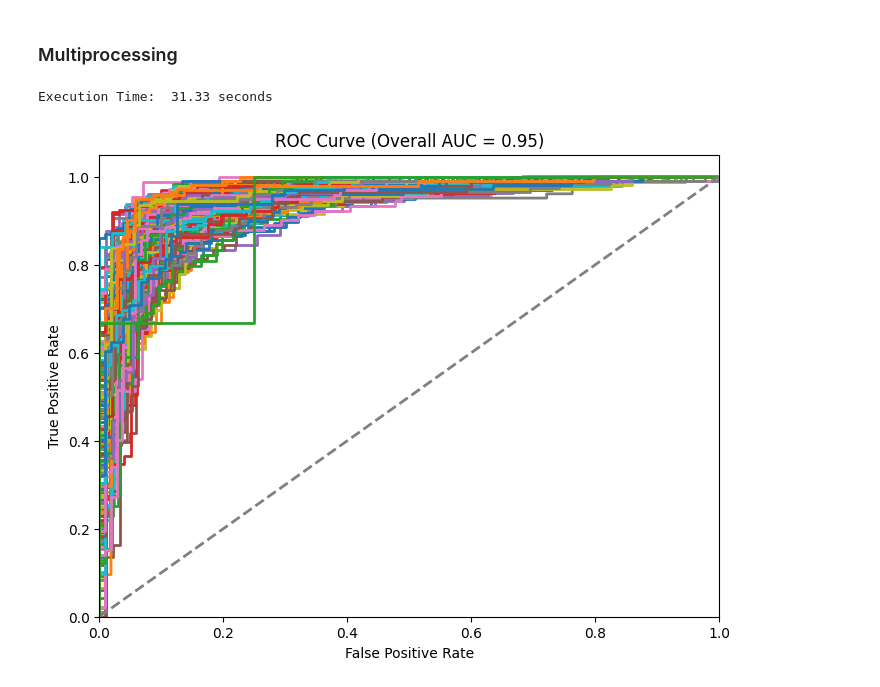
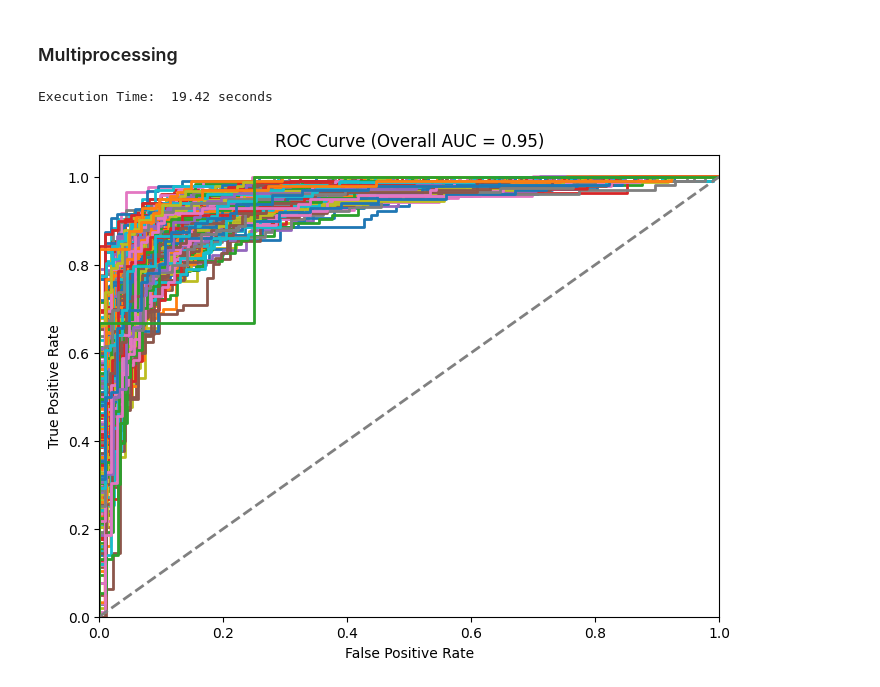
Before and after one commit to bluewallumich/Binary_Classification-Mental-Health-Markers-On-Social-Media, a Jupyter notebook: spotting-mental-health-markers-on-social-media (1).ipynb, the cells around one changed output. Saved outputs shown, nothing was run; the diff lists cells and outputs as text; code cells hidden in the pictures.

```diff
--- a/spotting-mental-health-markers-on-social-media (1).ipynb
+++ b/spotting-mental-health-markers-on-social-media (1).ipynb
@@ -223,7 +222,7 @@ data_chunks = [data[i * chunk_size:(i + 1) * chunk_size] for i in range(num_chun
 
 def calculate_roc_chunk(chunk):
     # Extract text and labels
-    text_chunk = chunk['text']
+    text_chunk = chunk['processed_text']
     labels_chunk = chunk['class_binary'].values  # Assuming 'class' column is binary-encoded (0 or 1)
 
     # Vectorize the text data
@@ -269,7 +268,7 @@ Overall ROC AUC: 0.9360912841184723
 # %%
 def calculate_roc_chunk(chunk):
     # Extract text and labels
-    text_chunk = chunk['text']
+    text_chunk = chunk['processed_text']
     labels_chunk = chunk['class_binary'].values
 
     # Vectorize the text data (
@@ -340,7 +339,7 @@ from multiprocessing import pool
 # Define a function to calculate ROC curves for a chunk of data
 def calculate_roc_chunk(chunk):
     # Extract text and labels
-    text_chunk = chunk['text']
+    text_chunk = chunk['processed_text']
     labels_chunk = chunk['class_binary'].values
 
     # Vectorize the text data
@@ -362,6 +361,7 @@ def calculate_roc_chunk(chunk):
     return fpr, tpr  # Return fpr and tpr
 
 # Create a Pool of worker processes
+
 num_processes = 4
 start_time = time.time()
 with Pool(num_processes) as pool:
@@ -375,32 +375,32 @@ print(f"Execution Time: {execution_time: .2f} seconds")
 
 
 
 # Create an empty list to store AUC values
 roc_aucs = []
 
 # Initialize a figure for the ROC curve plot
 plt.figure(figsize=(8, 6))
 
 # Plot ROC curves for each chunk and calculate ROC AUC values
 for fpr, tpr in roc_curves:
     roc_auc = auc(fpr, tpr)  # Calculate AUC for each chunk
     roc_aucs.append(roc_auc)
     plt.plot(fpr, tpr, lw=2)
 
 # Calculate overall ROC AUC by aggregating individual AUCs
 overall_roc_auc = np.mean(roc_aucs)
 
 # Plot the diagonal line
 plt.plot([0, 1], [0, 1], linestyle='--', color='gray', lw=2)
 
 # Customize the plot
 plt.xlim([0.0, 1.0])
 plt.ylim([0.0, 1.05])
 plt.xlabel('False Positive Rate')
 plt.ylabel('True Positive Rate')
 plt.title(f'ROC Curve (Overall AUC = {overall_roc_auc:.2f})')
 #plt.legend([f'Chunk {i+1}' for i in range(len(roc_curves))] + ['Random'], loc='lower right')
 plt.show()
 # %% [output]
-Execution Time:  31.33 seconds
+Execution Time:  19.42 seconds
-[figure, old version]
+[figure, new version]
```
Also changed, not shown: parts of 7 cells of this notebook.
